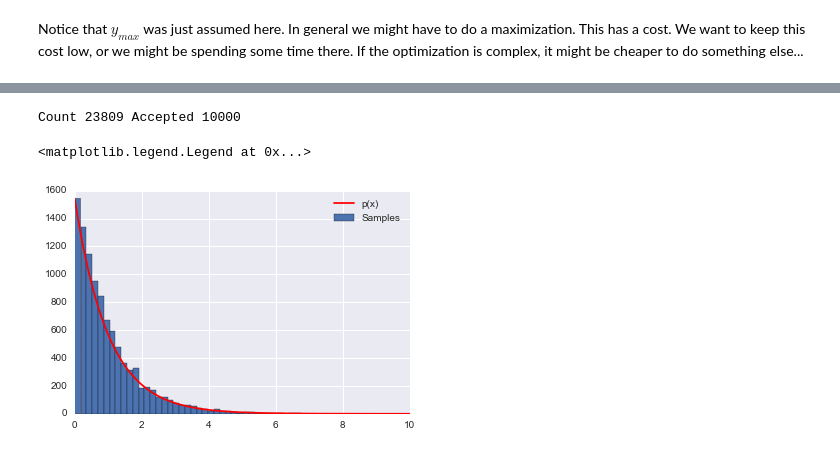
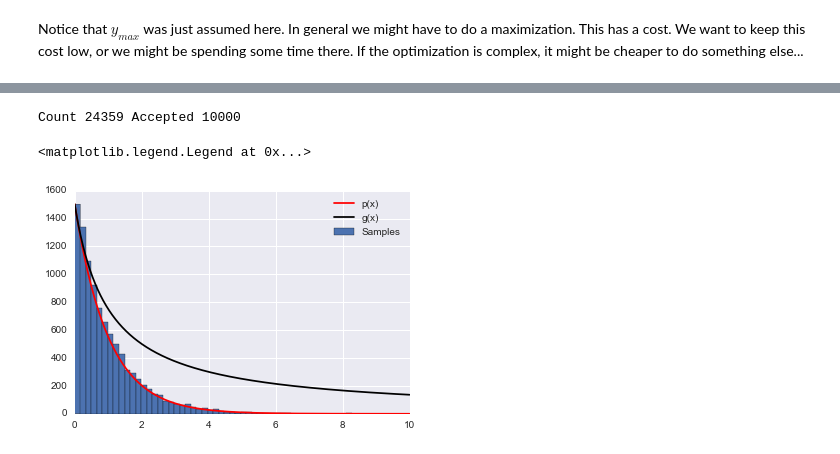
Before and after one commit to namwkim/2017, a Jupyter notebook: wiki/rejectionsampling.ipynb, the cells around one changed output, grey strips where cells are left out. Drawn from its saved outputs; the diff is of its cells as text; code cells hidden in the pictures.

```diff
--- a/wiki/rejectionsampling.ipynb
+++ b/wiki/rejectionsampling.ipynb
@@ -147,32 +153,35 @@ while (accepted < N):
     # Sample from g using inverse sampling
     u = np.random.uniform(umin, umax)
     xproposal = np.exp(u) - 1
 
     # pick a uniform number on [0, 1)
     y = np.random.uniform(0,1)
 
     # Do the accept/reject comparison
     if y < p(xproposal)/g(xproposal):
         samples[accepted] = xproposal
         accepted += 1
 
     count +=1
 
 print("Count", count, "Accepted", accepted)
 
 # get the histogram info
 hinfo = np.histogram(samples,50)
 
 # plot the histogram
 plt.hist(samples,bins=50, label=u'Samples');
 
 # plot our (normalized) function
 xvals=np.linspace(xmin, xmax, 1000)
 plt.plot(xvals, hinfo[0][0]*p(xvals), 'r', label=u'p(x)')
+plt.plot(xvals, hinfo[0][0]*g(xvals), 'k', label=u'g(x)')
+
+
 
 # turn on the legend
 plt.legend()
 # %% [output]
-Count 23809 Accepted 10000
+Count 24359 Accepted 10000
 <matplotlib.legend.Legend at 0x...>
-[figure, old version]
+[figure, new version]
```
Also changed, not shown: parts of 1 cell of this notebook, 7 other files.
